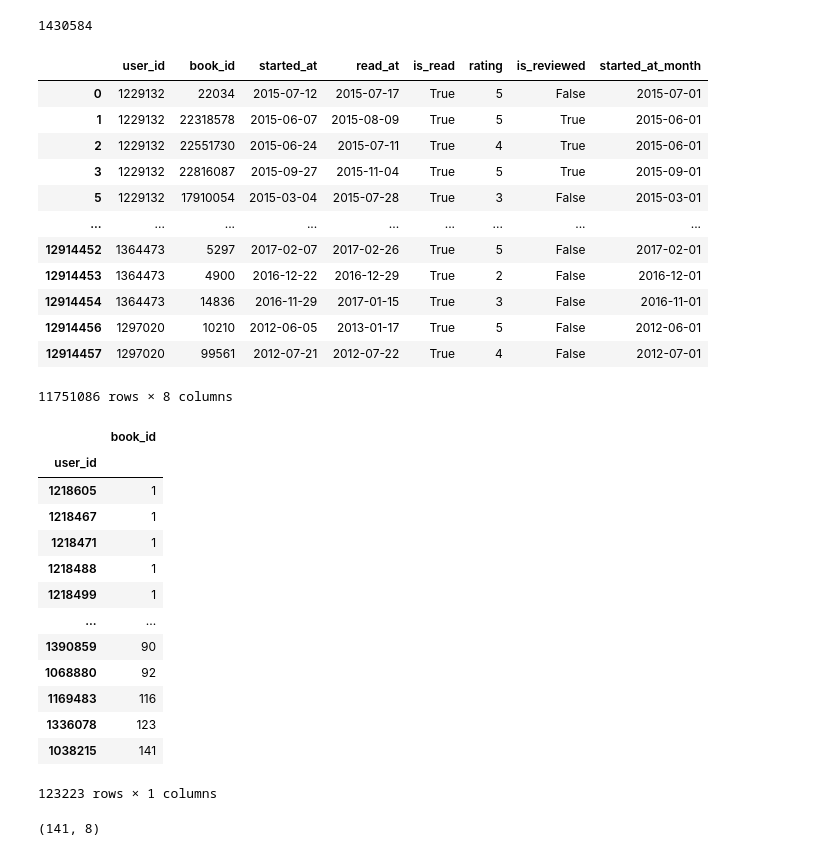
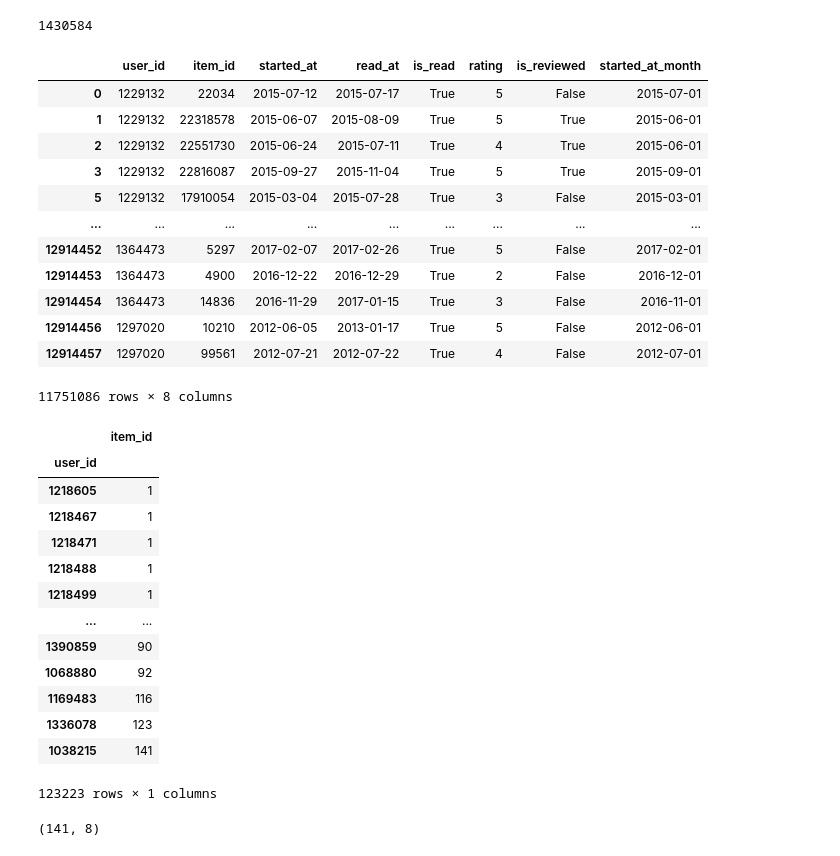
Before and after one commit to eleldar/mle-recsys-start, a Jupyter notebook: preprocessing.ipynb, the cells around one changed output. Drawn from its saved outputs; the diff is of its cells as text; code cells hidden in the pictures.

```diff
--- a/preprocessing.ipynb
+++ b/preprocessing.ipynb
@@ -259,8 +259,8 @@ fig.tight_layout()
 - books -> items (более обобщённое название)
 - interactions -> events (несколько короче, удобнее в коде)
 # %%
-items = books.copy()
-events = interactions.copy()
+items = books.rename(columns={'book_id': 'item_id'}).copy()
+events = interactions.rename(columns={'book_id': 'item_id'}).copy()
 # %%
 del books
 del interactions
@@ -791,7 +807,7 @@ events.user_id.max()
 # %%
 events
 # %% [output]
-|  | user_id | book_id | started_at | read_at | is_read | rating | is_reviewed | started_at_month |
+|  | user_id | item_id | started_at | read_at | is_read | rating | is_reviewed | started_at_month |
 | 0 | 1229132 | 22034 | 2015-07-12 | 2015-07-17 | True | 5 | False | 2015-07-01 |
 | 1 | 1229132 | 22318578 | 2015-06-07 | 2015-08-09 | True | 5 | True | 2015-06-01 |
 | 2 | 1229132 | 22551730 | 2015-06-24 | 2015-07-11 | True | 4 | True | 2015-06-01 |
@@ -805,9 +821,9 @@ events
 | 12914457 | 1297020 | 99561 | 2012-07-21 | 2012-07-22 | True | 4 | False | 2012-07-01 |
 11751086 rows × 8 columns
 # %%
-events_test.groupby('user_id').agg({'book_id': 'count'}).sort_values('book_id')
+events_test.groupby('user_id').agg({'item_id': 'count'}).sort_values('item_id')
 # %% [output]
-|  | book_id |
+|  | item_id |
 | user_id |  |
 | 1218605 | 1 |
 | 1218467 | 1 |
```
Also changed, not shown: parts of 120 cells of this notebook.
